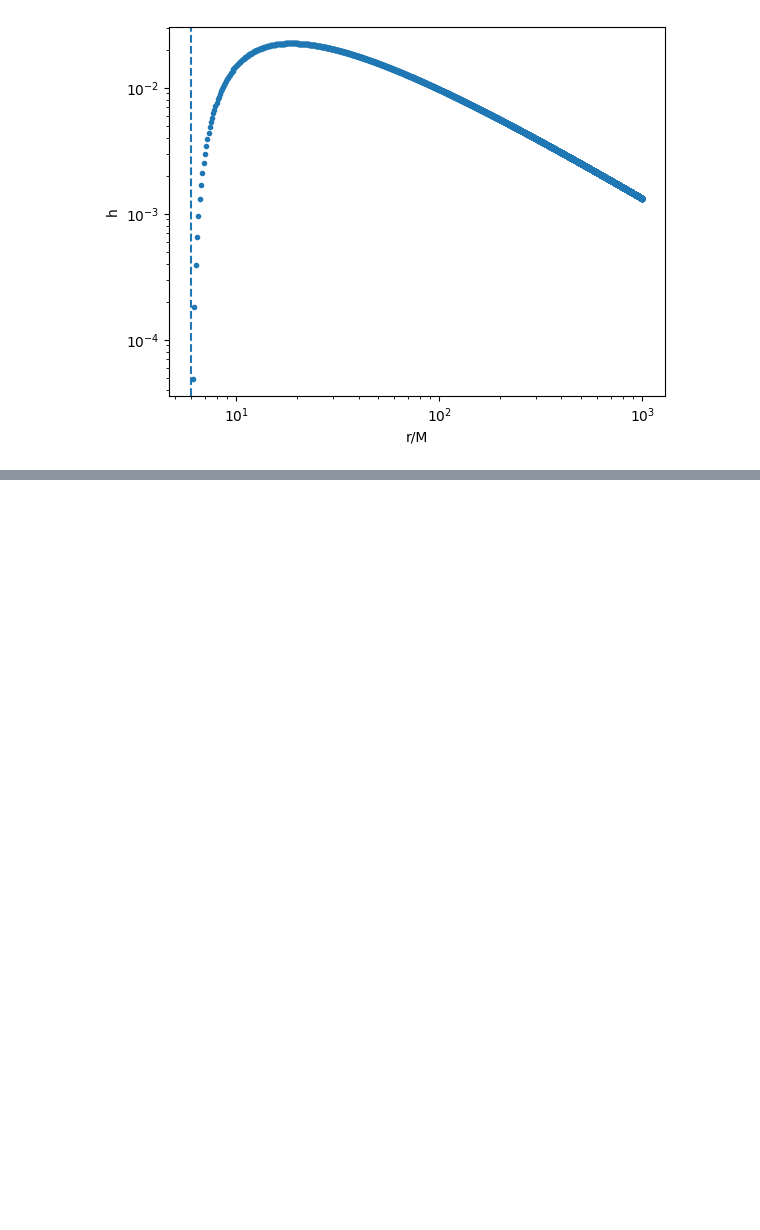
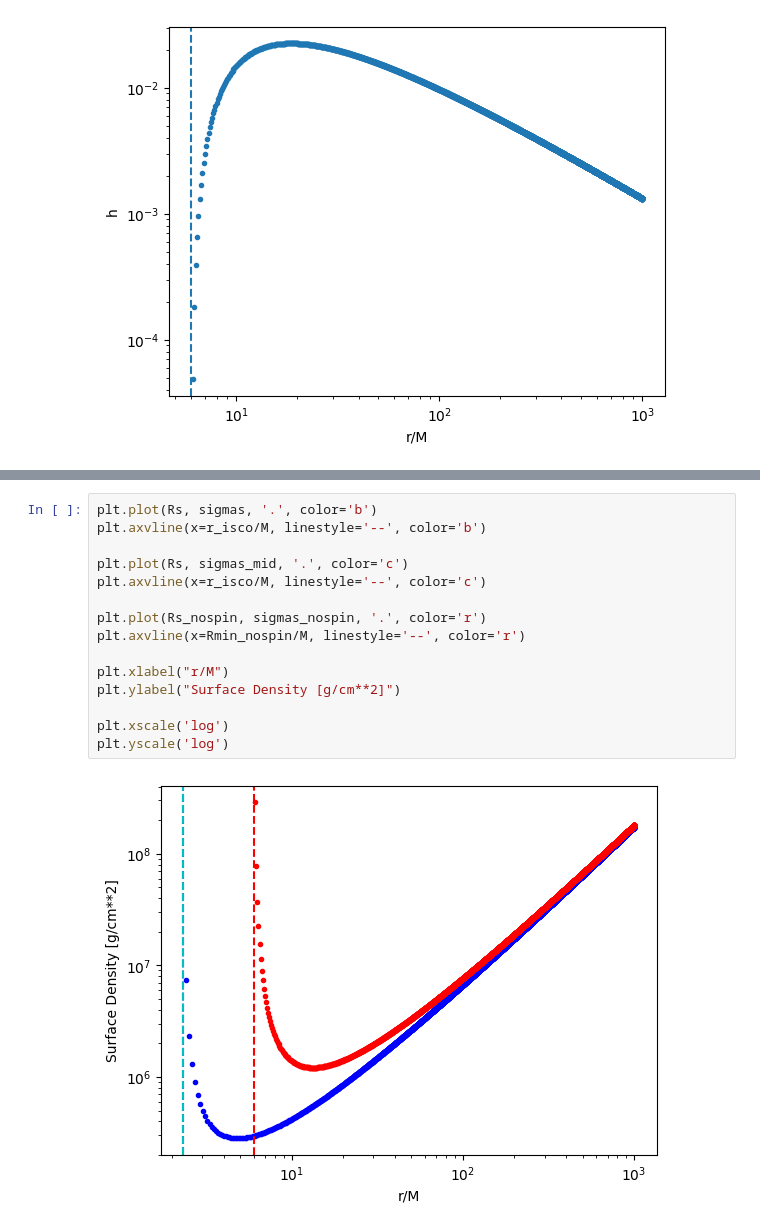
Before and after one commit to jt-stevenson/EMRIs_test, a Jupyter notebook: Test_zone.ipynb, the cells around one changed output, grey strips where cells are left out. Saved outputs shown, nothing was run; the diff lists cells and outputs as text; blank space fills up the shorter version.

```diff
--- a/Test_zone.ipynb
+++ b/Test_zone.ipynb
@@ -282,0 +474,17 @@ plt.yscale('log')
+# %%
+plt.plot(Rs, sigmas, '.', color='b')
+plt.axvline(x=r_isco/M, linestyle='--', color='b')
+
+plt.plot(Rs, sigmas_mid, '.', color='c')
+plt.axvline(x=r_isco/M, linestyle='--', color='c')
+
+plt.plot(Rs_nospin, sigmas_nospin, '.', color='r')
+plt.axvline(x=Rmin_nospin/M, linestyle='--', color='r')
+
+plt.xlabel("r/M")
+plt.ylabel("Surface Density [g/cm**2]")
+
+plt.xscale('log')
+plt.yscale('log')
+# %% [output]
+[figure, added]
```
Also changed, not shown: parts of 7 cells of this notebook, 11 other files.
